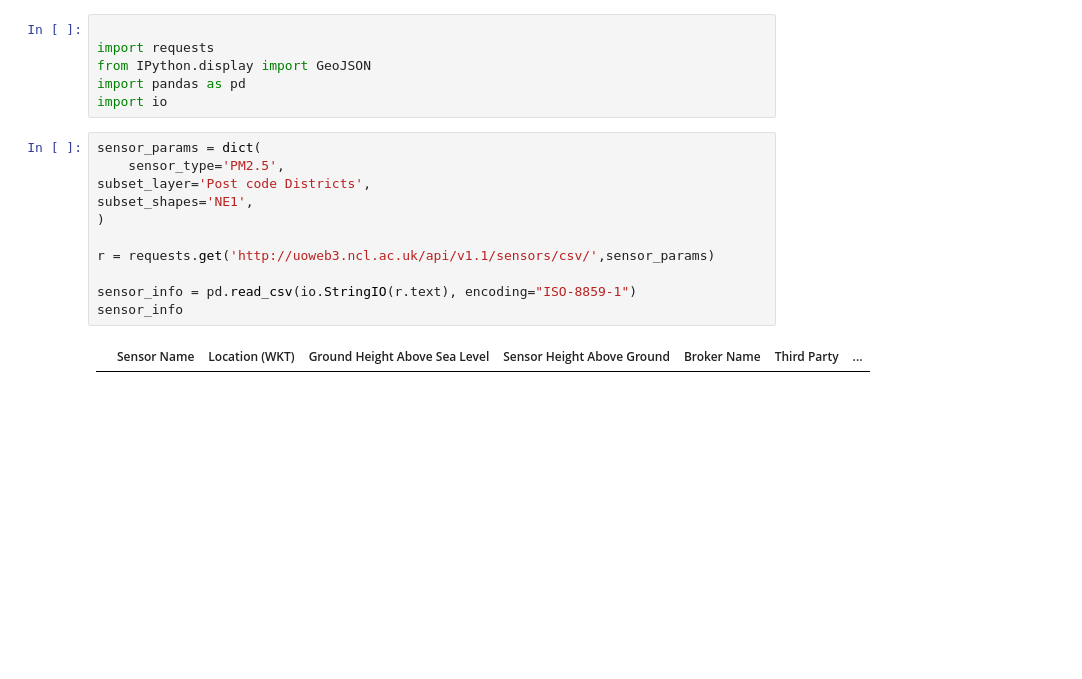
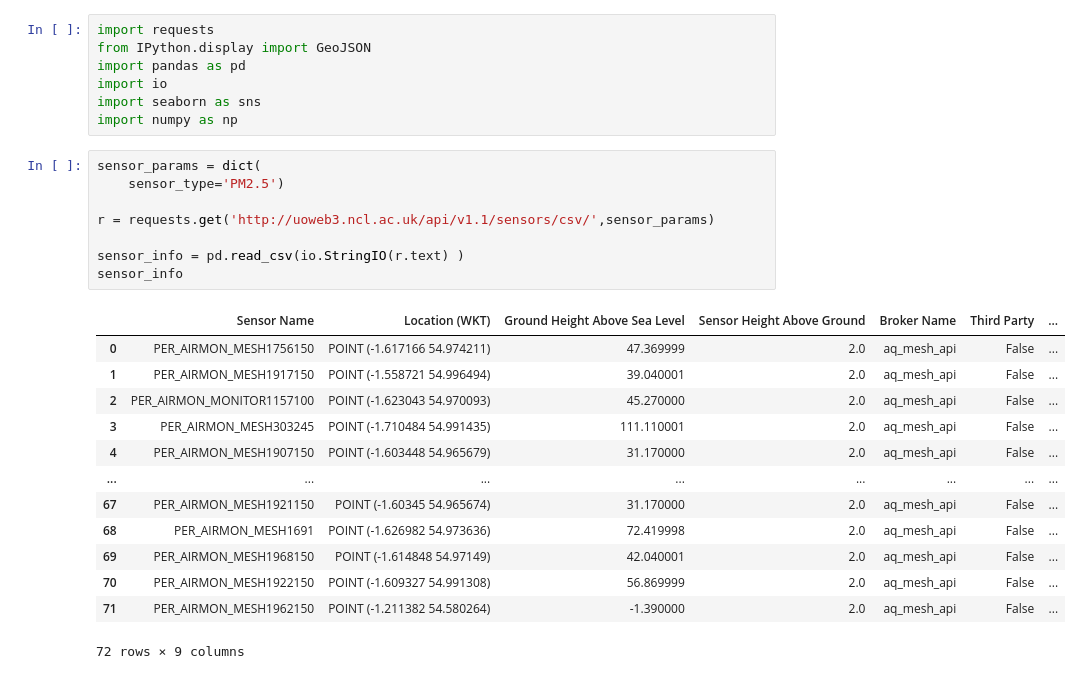
Before and after one commit to rufuste/SmartCityClimate, a Jupyter notebook: Notebooks/UO1.ipynb, the cells around one changed output. Cells and saved outputs as stored; diff of their text form; blank space fills up the shorter version.

```diff
--- a/Notebooks/UO1.ipynb
+++ b/Notebooks/UO1.ipynb
@@ -1,19 +1,29 @@
 # %%
-
 import requests
 from IPython.display import GeoJSON
 import pandas as pd
 import io
+import seaborn as sns
+import numpy as np
 # %%
 sensor_params = dict(
-    sensor_type='PM2.5',
-subset_layer='Post code Districts',
-subset_shapes='NE1',
-)
+    sensor_type='PM2.5')
 
 r = requests.get('http://uoweb3.ncl.ac.uk/api/v1.1/sensors/csv/',sensor_params)
 
-sensor_info = pd.read_csv(io.StringIO(r.text), encoding="ISO-8859-1")
+sensor_info = pd.read_csv(io.StringIO(r.text) )
 sensor_info
 # %% [output]
 |  | Sensor Name | Location (WKT) | Ground Height Above Sea Level | Sensor Height Above Ground | Broker Name | Third Party | ... |
+| 0 | PER_AIRMON_MESH1756150 | POINT (-1.617166 54.974211) | 47.369999 | 2.0 | aq_mesh_api | False | ... |
+| 1 | PER_AIRMON_MESH1917150 | POINT (-1.558721 54.996494) | 39.040001 | 2.0 | aq_mesh_api | False | ... |
+| 2 | PER_AIRMON_MONITOR1157100 | POINT (-1.623043 54.970093) | 45.270000 | 2.0 | aq_mesh_api | False | ... |
+| 3 | PER_AIRMON_MESH303245 | POINT (-1.710484 54.991435) | 111.110001 | 2.0 | aq_mesh_api | False | ... |
+| 4 | PER_AIRMON_MESH1907150 | POINT (-1.603448 54.965679) | 31.170000 | 2.0 | aq_mesh_api | False | ... |
+| ... | ... | ... | ... | ... | ... | ... | ... |
+| 67 | PER_AIRMON_MESH1921150 | POINT (-1.60345 54.965674) | 31.170000 | 2.0 | aq_mesh_api | False | ... |
+| 68 | PER_AIRMON_MESH1691 | POINT (-1.626982 54.973636) | 72.419998 | 2.0 | aq_mesh_api | False | ... |
+| 69 | PER_AIRMON_MESH1968150 | POINT (-1.614848 54.97149) | 42.040001 | 2.0 | aq_mesh_api | False | ... |
+| 70 | PER_AIRMON_MESH1922150 | POINT (-1.609327 54.991308) | 56.869999 | 2.0 | aq_mesh_api | False | ... |
+| 71 | PER_AIRMON_MESH1962150 | POINT (-1.211382 54.580264) | -1.390000 | 2.0 | aq_mesh_api | False | ... |
+72 rows × 9 columns
```
Also changed, not shown: parts of 12 cells of this notebook, 2 other files.
